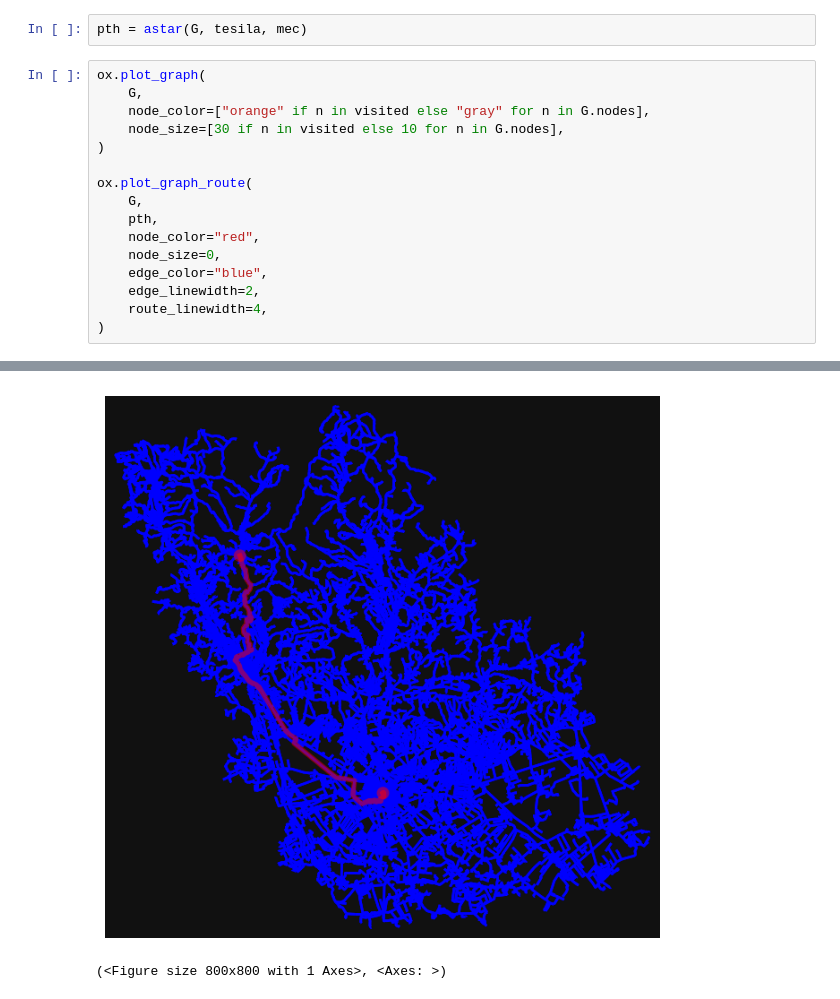
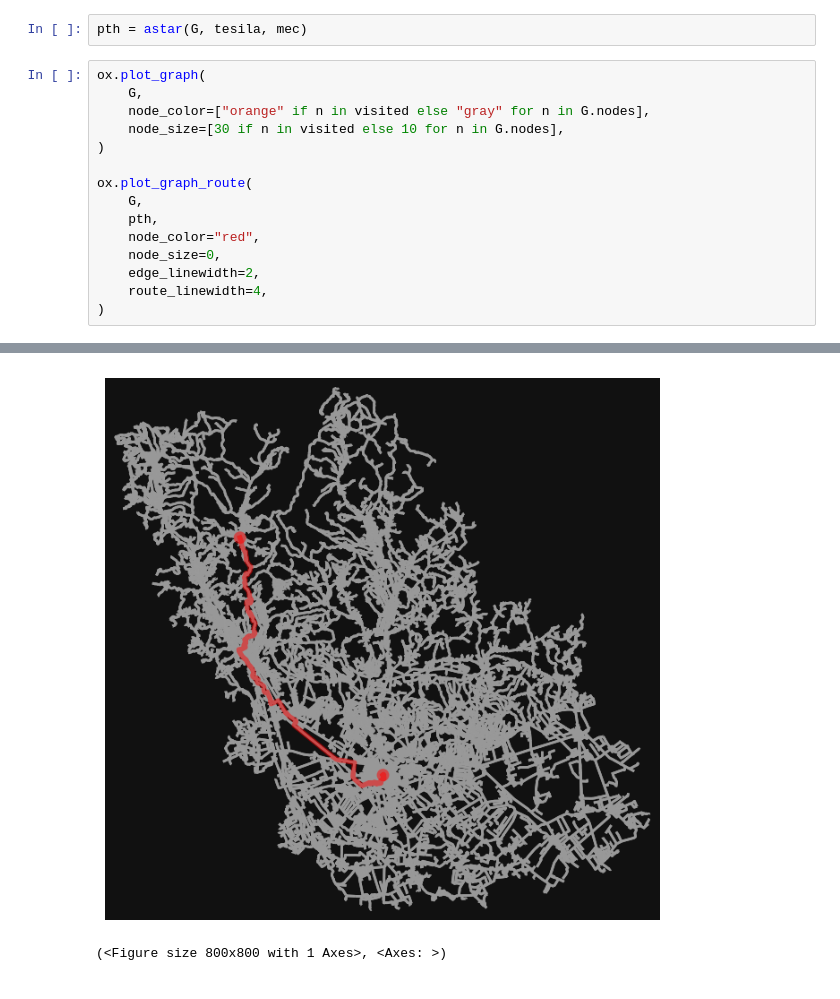
Before and after one commit to alx-sima/cycling-planner, a Jupyter notebook: main.ipynb, the cells around one changed output, grey strips where cells are left out. Saved outputs shown, nothing was run; the diff lists cells and outputs as text.

```diff
--- a/main.ipynb
+++ b/main.ipynb
@@ -123,7 +185,6 @@ ox.plot_graph_route(
     pth,
     node_color="red",
     node_size=0,
-    edge_color="blue",
     edge_linewidth=2,
     route_linewidth=4,
 )
@@ -132,3 +193,3 @@ ox.plot_graph_route(
-[figure, old version]
+[figure, new version]
 (<Figure size 800x800 with 1 Axes>, <Axes: >)
 # %%
```
Also changed, not shown: parts of 4 cells of this notebook.
